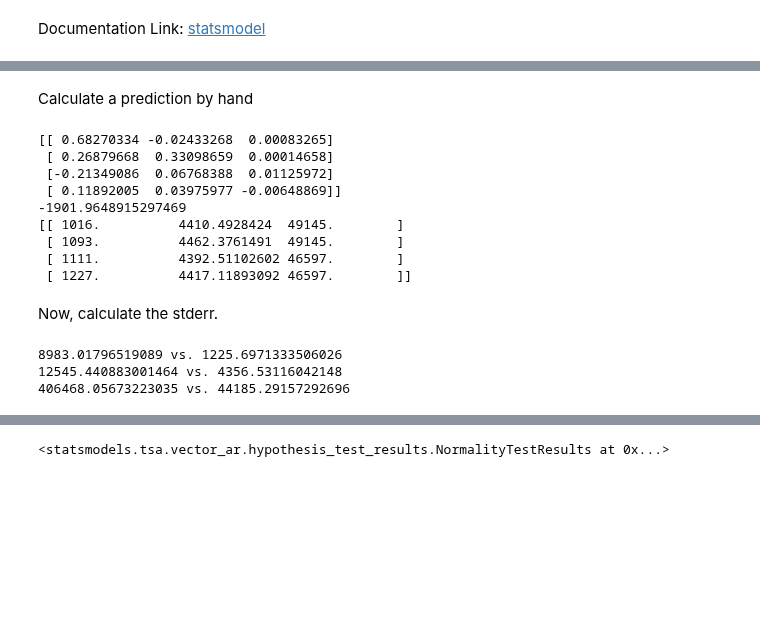
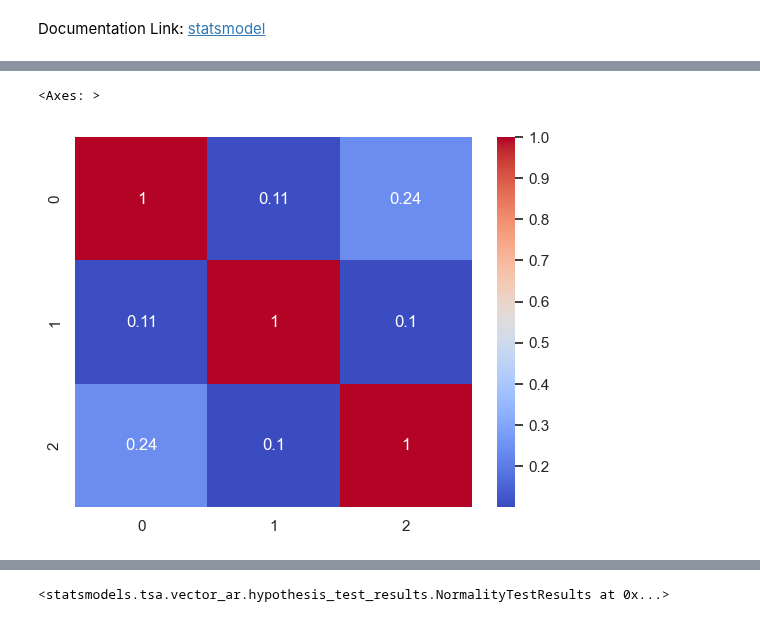
Before and after one commit to mxs01/AnalysingStudentDevelopment, a Jupyter notebook: exp/exp_02_analyseRegression.ipynb, the cells around one changed output, grey strips where cells are left out. Drawn from its saved outputs; the diff is of its cells as text; code cells hidden in the pictures; blank space fills up the shorter version.

```diff
--- a/exp/exp_02_analyseRegression.ipynb
+++ b/exp/exp_02_analyseRegression.ipynb
@@ -180,61 +152,9 @@ results.bse
-# %% [markdown]
-Calculate a prediction by hand
-# %%
-params = results.params.to_numpy()
-func1_params = params[1:,0].reshape(4, 3)
-func1_const = params[0,0]
-func2_params = params[1:,1].reshape(4, 3)
-func2_const = params[0,1]
-func3_params = params[1:,2].reshape(4, 3)
-func3_const = params[0,2]
-print(func1_params)
-print(func1_const)
-print(lagged_values)
-output_1 = np.sum(np.multiply(lagged_values[::-1], func1_params)) + func1_const
-output_2 = np.sum(np.multiply(lagged_values[::-1], func2_params)) + func2_const
-output_3 = np.sum(np.multiply(lagged_values[::-1], func3_params)) + func3_const
-output = np.dot(lagged_values, func1_params.T) + func1_const
-
-assert(np.allclose(output_1, forecast[0, 0]))
-assert(np.allclose(output_2, forecast[0, 1]))
-assert(np.allclose(output_3, forecast[0, 2]))
-# %% [output]
-[[ 0.68270334 -0.02433268  0.00083265]
- [ 0.26879668  0.33098659  0.00014658]
- [-0.21349086  0.06768388  0.01125972]
- [ 0.11892005  0.03975977 -0.00648869]]
--1901.9648915297469
-[[ 1016.          4410.4928424  49145.        ]
- [ 1093.          4462.3761491  49145.        ]
- [ 1111.          4392.51102602 46597.        ]
- [ 1227.          4417.11893092 46597.        ]]
-# %% [markdown]
-Now, calculate the stderr.
-# %%
-stderr = results.bse.to_numpy()
-
-func1_stderr = stderr[1:,0].reshape(4, 3)
-func1_const_stderr = stderr[0,0]
-func2_stderr = stderr[1:,1].reshape(4, 3)
-func2_const_stderr = stderr[0,1]
-func3_stderr = stderr[1:,2].reshape(4, 3)
-func3_const_stderr = stderr[0,2]
-
-func1_difference = func1_params + func1_stderr
-func1_difference_const = func1_const + func1_const_stderr
-func2_difference = func2_params + func2_stderr
-func2_difference_const = func2_const + func2_const_stderr
-func3_difference = func3_params + func3_stderr
-func3_difference_const = func3_const + func3_const_stderr
-
-
-output_1 = np.sum(np.multiply(lagged_values[::-1], func1_difference)) + func1_difference_const
-output_2 = np.sum(np.multiply(lagged_values[::-1], func2_difference)) + func2_difference_const
-output_3 = np.sum(np.multiply(lagged_values[::-1], func3_difference)) + func3_difference_const
-print(output_1, 'vs.', forecast[0, 0])
-print(output_2, 'vs.', forecast[0, 1])
-print(output_3, 'vs.', forecast[0, 2])
-# %% [output]
-8983.01796519089 vs. 1225.6971333506026
-12545.440883001464 vs. 4356.53116042148
-406468.05673223035 vs. 44185.29157292696
+# %%
+import seaborn as sns
+resudiuals = results.resid
+correlationMatrix = np.corrcoef(resudiuals, rowvar=False)
+sns.set(style="white")
+sns.heatmap(correlationMatrix, cmap="coolwarm", annot=True, )
+# %% [output]
+<Axes: >
+[figure, added]
```
Also changed, not shown: parts of 10 cells of this notebook.
